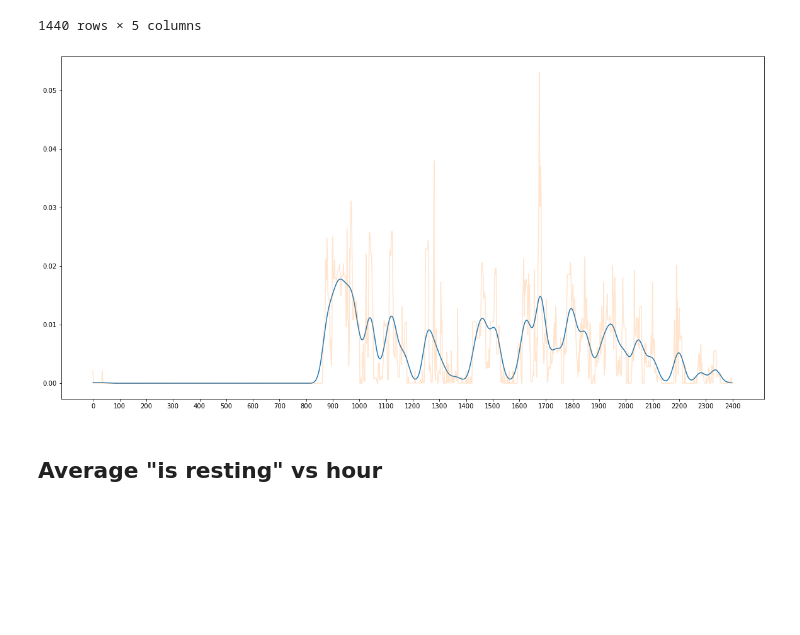
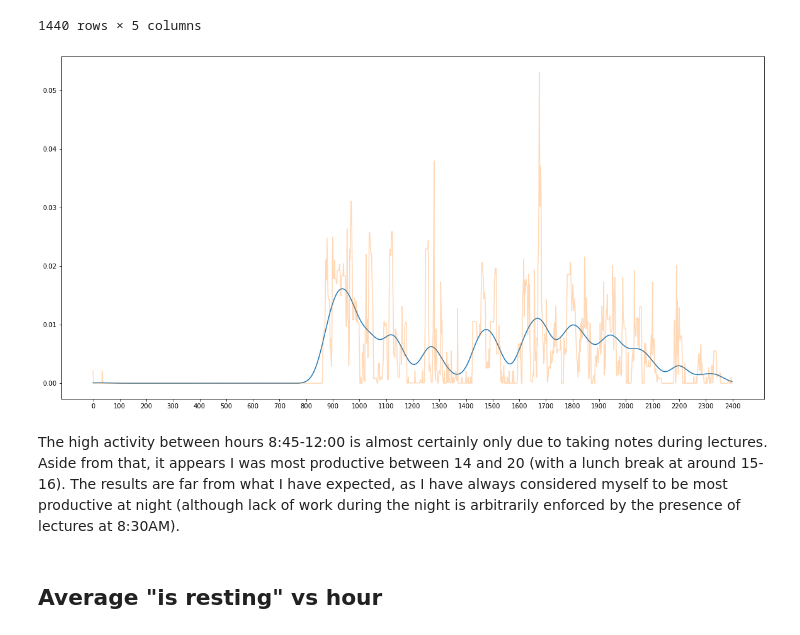
Before and after one commit to janskorupski/selfTracking, a Jupyter notebook: Example of usage.ipynb, the cells around one changed output. Drawn from its saved outputs; the diff is of its cells as text; code cells hidden in the pictures; blank space fills up the shorter version.

```diff
--- a/Example of usage.ipynb
+++ b/Example of usage.ipynb
@@ -133,19 +133,21 @@ aaa
 # %%
 fig, ax = plt.subplots()
 
-kernel = [ stat.norm.pdf(i*0.1)*0.1 for i in range(-30,30)]
+kernel = [ stat.norm.pdf(i*0.1,0,2)*0.1 for i in range(-60,60)]
 #smoothed_lps = np.convolve( aaa.letters_per_second*10 , kernel , "same" )
 smoothed_wpd = np.convolve( aaa.words_per_second , kernel , "same" )
 
 #ax.plot( aaa.index , smoothed_lps )
 ax.plot( aaa.index , smoothed_wpd )
 #ax.plot( aaa.index ,  aaa.letters_per_second*1 )
-ax.plot( aaa.index , aaa.words_per_second , alpha = 0.2 )
+ax.plot( aaa.index , aaa.words_per_second , alpha = 0.3 )
 fig.set_size_inches(20,10)
 
 ax.set_xticks( [ i*100 for i in range(25) ] );
 # %% [output]
-[figure, old version]
+[figure, new version]
+# %% [markdown]
+The high activity between hours 8:45-12:00 is almost certainly only due to taking notes during lectures. Aside from that, it appears I was most productive between 14 and 20 (with a lunch break at around 15-16). The results are far from what I have expected, as I have always considered myself to be most productive at night (although lack of work during the night is arbitrarily enforced by the presence of lectures at 8:30AM).
 # %% [markdown]
 ## Average "is resting" vs hour
 # %% [markdown]
```
Also changed, not shown: parts of 3 cells of this notebook.
